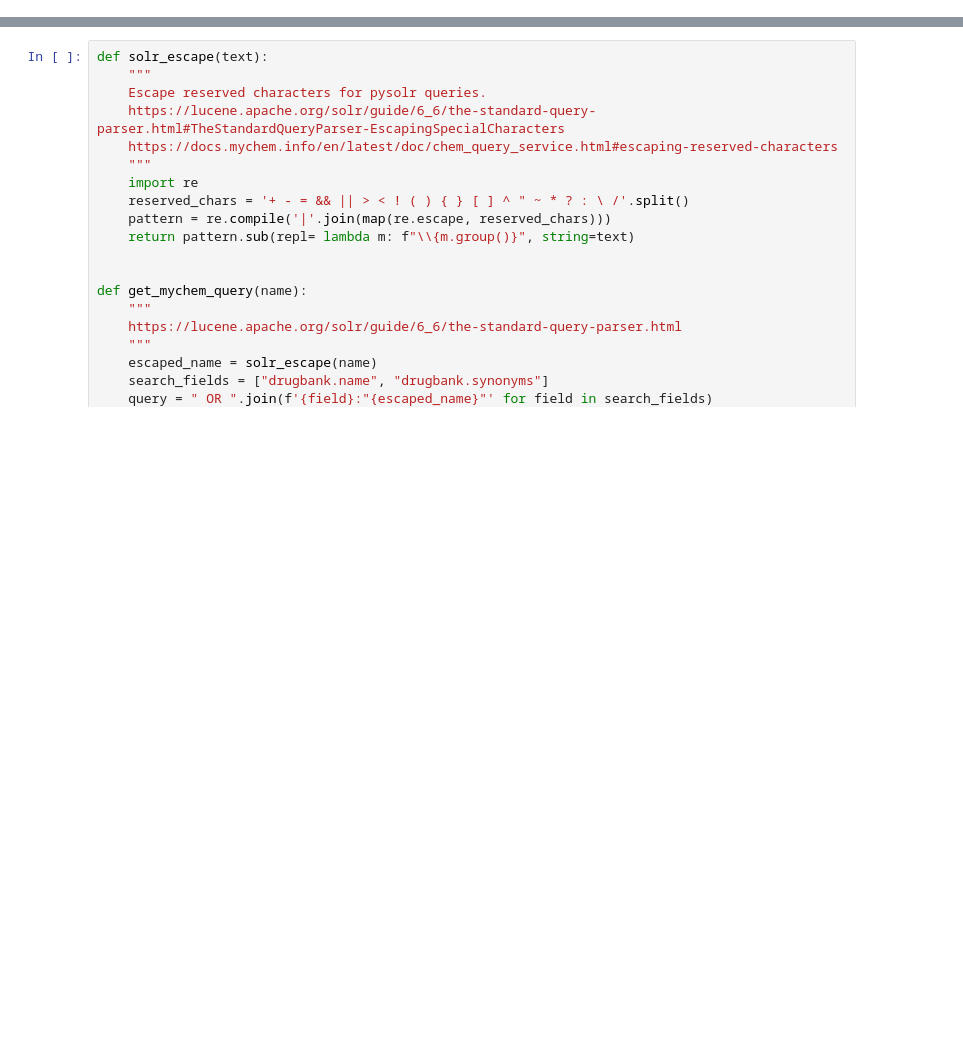
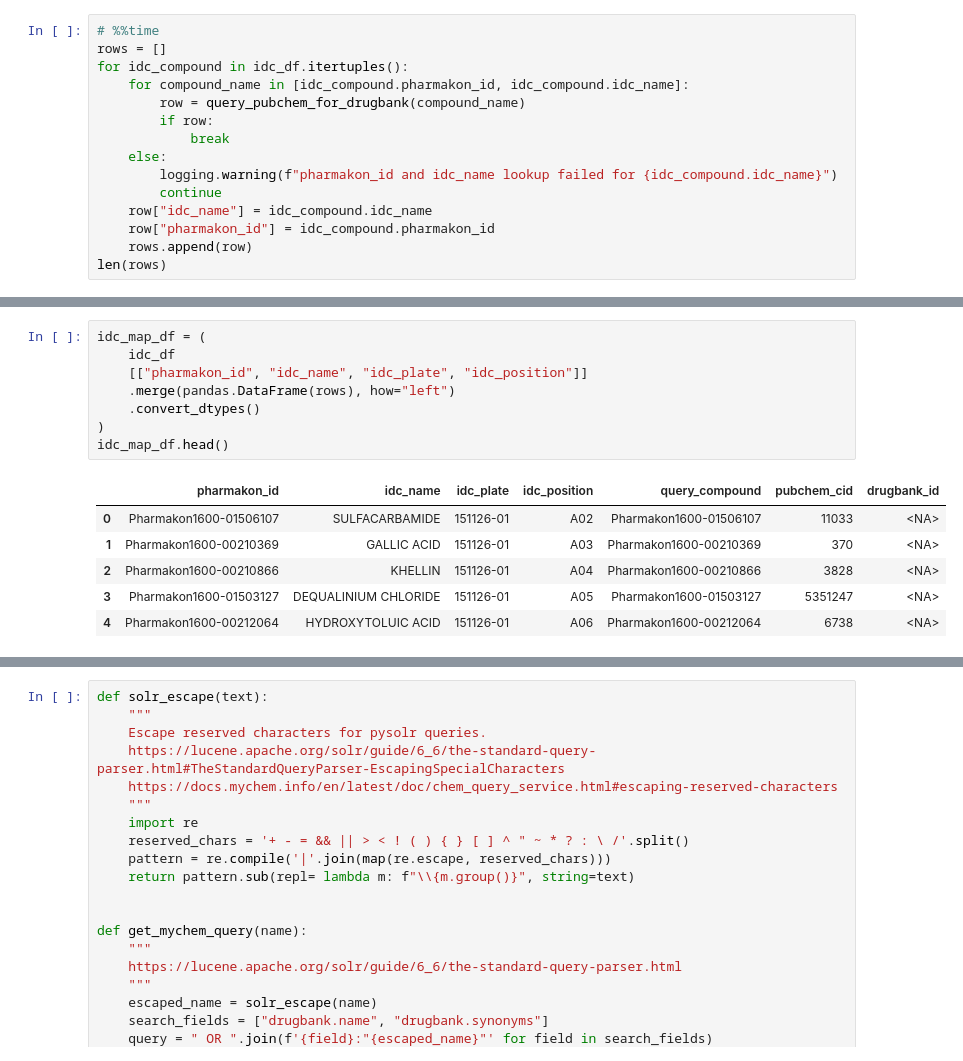
Before and after one commit to greenelab/circadian-clock-modulators, a Jupyter notebook: 11.map-compounds.ipynb, the cells around one changed output, grey strips where cells are left out. Saved outputs shown, nothing was run; the diff lists cells and outputs as text; blank space fills up the shorter version.

```diff
--- a/11.map-compounds.ipynb
+++ b/11.map-compounds.ipynb
@@ -21,0 +68,15 @@ idc_df.head(2)
+# %%
+# %%time
+rows = []
+for idc_compound in idc_df.itertuples():
+    for compound_name in [idc_compound.pharmakon_id, idc_compound.idc_name]:
+        row = query_pubchem_for_drugbank(compound_name)
+        if row:
+            break
+    else:
+        logging.warning(f"pharmakon_id and idc_name lookup failed for {idc_compound.idc_name}")
+        continue
+    row["idc_name"] = idc_compound.idc_name
+    row["pharmakon_id"] = idc_compound.pharmakon_id
+    rows.append(row)
+len(rows)
@@ -21,0 +86,15 @@ idc_df.head(2)
+# %%
+idc_map_df = (
+    idc_df
+    [["pharmakon_id", "idc_name", "idc_plate", "idc_position"]]
+    .merge(pandas.DataFrame(rows), how="left")
+    .convert_dtypes()
+)
+idc_map_df.head()
+# %% [output]
+|  | pharmakon_id | idc_name | idc_plate | idc_position | query_compound | pubchem_cid | drugbank_id |
+| 0 | Pharmakon1600-01506107 | SULFACARBAMIDE | 151126-01 | A02 | Pharmakon1600-01506107 | 11033 | <NA> |
+| 1 | Pharmakon1600-00210369 | GALLIC ACID | 151126-01 | A03 | Pharmakon1600-00210369 | 370 | <NA> |
+| 2 | Pharmakon1600-00210866 | KHELLIN | 151126-01 | A04 | Pharmakon1600-00210866 | 3828 | <NA> |
+| 3 | Pharmakon1600-01503127 | DEQUALINIUM CHLORIDE | 151126-01 | A05 | Pharmakon1600-01503127 | 5351247 | <NA> |
+| 4 | Pharmakon1600-00212064 | HYDROXYTOLUIC ACID | 151126-01 | A06 | Pharmakon1600-00212064 | 6738 | <NA> |
```
Also changed, not shown: parts of 12 cells of this notebook, 1 other file.
